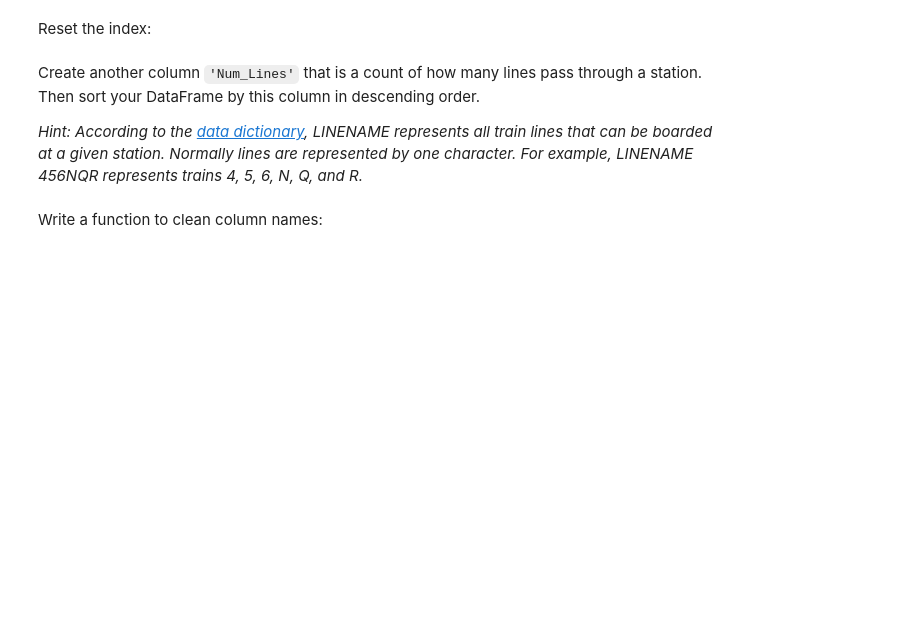
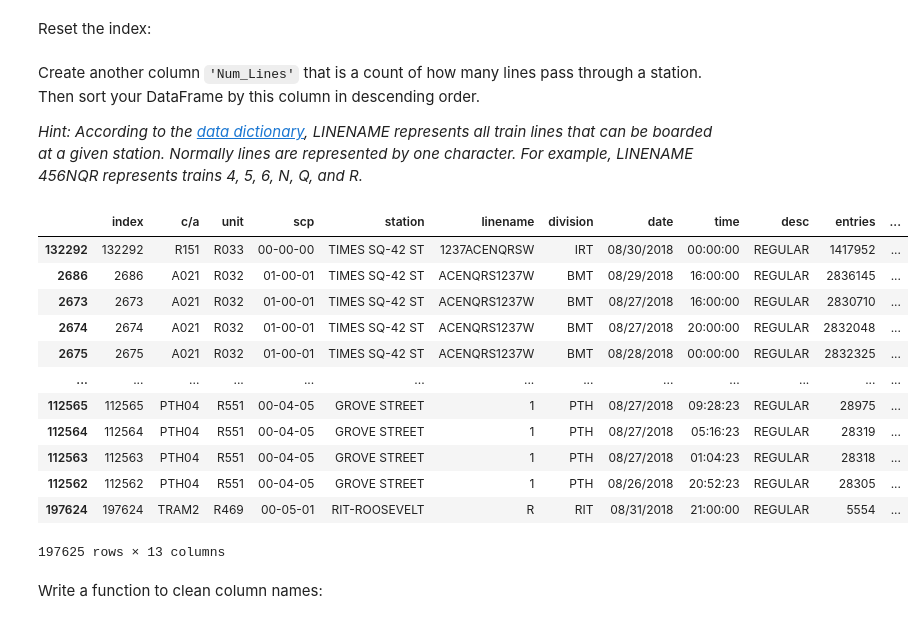
Before and after one commit to jimp93/dsc-pandas-series-and-dataframes-lab, a Jupyter notebook: index.ipynb, the cells around one changed output. Cells and saved outputs as stored; diff of their text form; code cells hidden in the pictures; blank space fills up the shorter version.

```diff
--- a/index.ipynb
+++ b/index.ipynb
@@ -34,14 +42,17 @@ df.head()
 Rename all the columns to lower case:
 # %%
 # Rename all the columns to lower case
+df.columns = df.columns.str.lower()
 # %% [markdown]
 Change the index to `'linename'`:
 # %%
 # Change the index to 'linename'
+df = df.set_index('linename')
 # %% [markdown]
 Reset the index:
 # %%
 # Reset the index
+df = df.reset_index()
 # %% [markdown]
 Create another column `'Num_Lines'` that is a count of how many lines pass through a station. Then sort your DataFrame by this column in descending order.
 
@@ -51,2 +60,21 @@ Create another column `'Num_Lines'` that is a count of how many lines pass throu
+# %%
+# Add a new 'num_lines' column
+df['Num_Lines'] = df['linename'].map(lambda ln: len(ln))
+
+df.sort_values(by=['Num_Lines'], ascending=False)
+# %% [output]
+|  | index | c/a | unit | scp | station | linename | division | date | time | desc | entries | ... |
+| 132292 | 132292 | R151 | R033 | 00-00-00 | TIMES SQ-42 ST | 1237ACENQRSW | IRT | 08/30/2018 | 00:00:00 | REGULAR | 1417952 | ... |
+| 2686 | 2686 | A021 | R032 | 01-00-01 | TIMES SQ-42 ST | ACENQRS1237W | BMT | 08/29/2018 | 16:00:00 | REGULAR | 2836145 | ... |
+| 2673 | 2673 | A021 | R032 | 01-00-01 | TIMES SQ-42 ST | ACENQRS1237W | BMT | 08/27/2018 | 16:00:00 | REGULAR | 2830710 | ... |
+| 2674 | 2674 | A021 | R032 | 01-00-01 | TIMES SQ-42 ST | ACENQRS1237W | BMT | 08/27/2018 | 20:00:00 | REGULAR | 2832048 | ... |
+| 2675 | 2675 | A021 | R032 | 01-00-01 | TIMES SQ-42 ST | ACENQRS1237W | BMT | 08/28/2018 | 00:00:00 | REGULAR | 2832325 | ... |
+| ... | ... | ... | ... | ... | ... | ... | ... | ... | ... | ... | ... | ... |
+| 112565 | 112565 | PTH04 | R551 | 00-04-05 | GROVE STREET | 1 | PTH | 08/27/2018 | 09:28:23 | REGULAR | 28975 | ... |
+| 112564 | 112564 | PTH04 | R551 | 00-04-05 | GROVE STREET | 1 | PTH | 08/27/2018 | 05:16:23 | REGULAR | 28319 | ... |
+| 112563 | 112563 | PTH04 | R551 | 00-04-05 | GROVE STREET | 1 | PTH | 08/27/2018 | 01:04:23 | REGULAR | 28318 | ... |
+| 112562 | 112562 | PTH04 | R551 | 00-04-05 | GROVE STREET | 1 | PTH | 08/26/2018 | 20:52:23 | REGULAR | 28305 | ... |
+| 197624 | 197624 | TRAM2 | R469 | 00-05-01 | RIT-ROOSEVELT | R | RIT | 08/31/2018 | 21:00:00 | REGULAR | 5554 | ... |
+197625 rows × 13 columns
 # %% [markdown]
 Write a function to clean column names:
```
Also changed, not shown: parts of 17 cells of this notebook.
